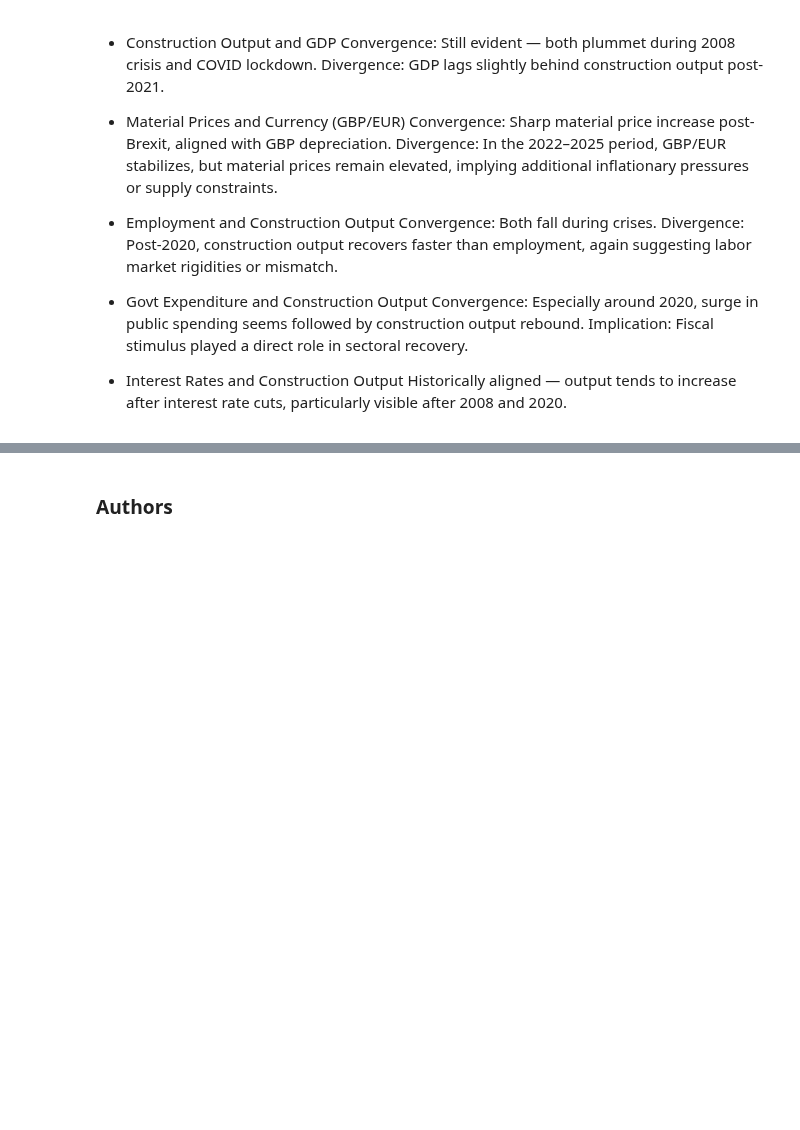
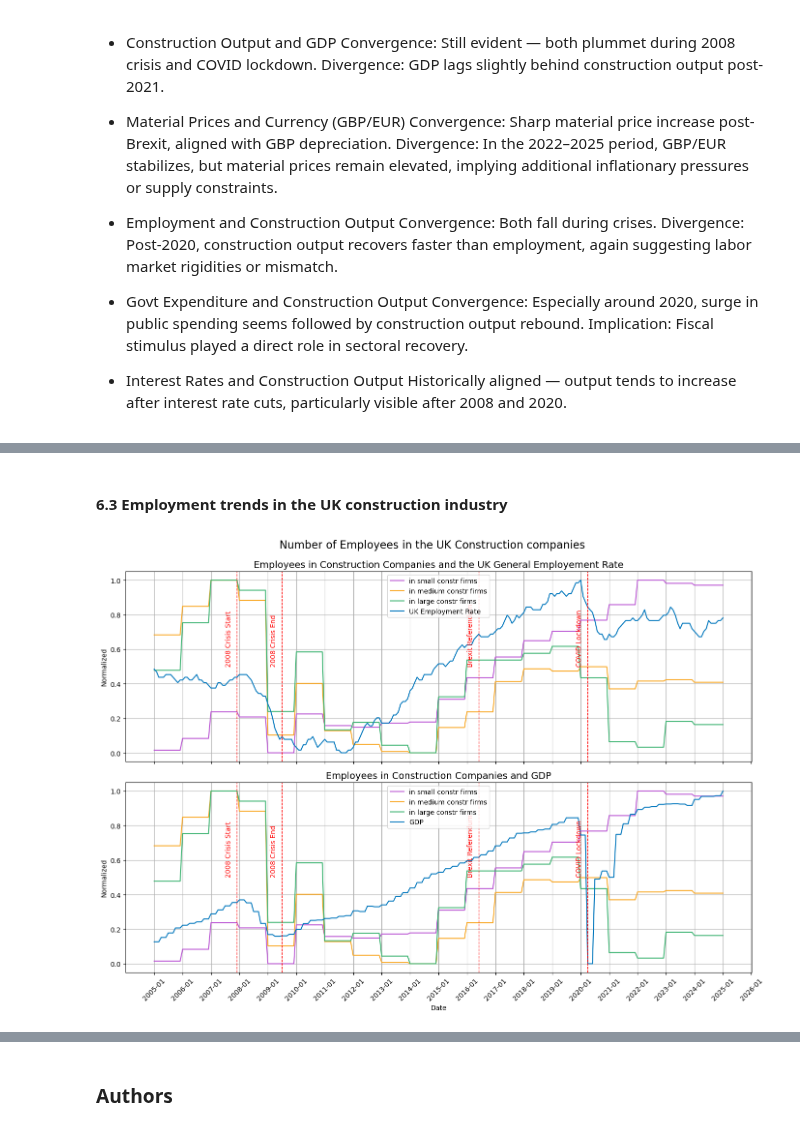
Before and after one commit to Alisa-Makhonina/Macroeconomic_indicators_vs_Construction_indicators, a Jupyter notebook: 4_Exploratory Data Analysis.ipynb, the cells around one changed output, grey strips where cells are left out. Cells and saved outputs as stored; diff of their text form; code cells hidden in the pictures; blank space fills up the shorter version.

```diff
--- a/4_Exploratory Data Analysis.ipynb
+++ b/4_Exploratory Data Analysis.ipynb
@@ -392,0 +537,20 @@ create_subplot_trends(df_normalized, plots_dict, subtitle="Trends in UK Construc
+# %% [markdown]
+#### 6.3 Employment trends in the UK construction industry
+# %%
+# Creating subplots for number of employees in construction companies over time and Key economic Events
+plots_dict = {
+    "Employees in Construction Companies and the UK General Employement Rate": [
+        ['Employees - Small construction companies_normalized', 'Employees - Medium construction companies_normalized', 'Employees - Large construction companies_normalized', 'Employment rate, %_normalized'],
+        ['in small constr firms ', 'in medium constr firms', 'in large constr firms', 'UK Employment Rate'],
+        ['#BA55D3', '#f9a825', '#3CB371', '#0277bd']
+    ],
+    "Employees in Construction Companies and GDP": [
+        ['Employees - Small construction companies_normalized', 'Employees - Medium construction companies_normalized', 'Employees - Large construction companies_normalized', 'GDP, £m_normalized'],
+        ['in small constr firms ', 'in medium constr firms', 'in large constr firms', 'GDP'],
+        ['#BA55D3', '#f9a825', '#3CB371', '#0277bd']
+    ]
+}
+
+create_subplot_trends(df_normalized, plots_dict, subtitle="Number of Employees in the UK Construction companies")
+# %% [output]
+[figure, added]
```
Also changed, not shown: parts of 18 cells of this notebook.
